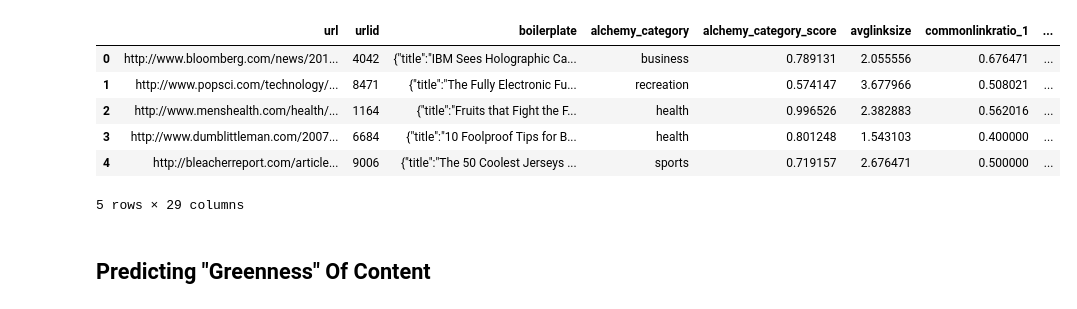
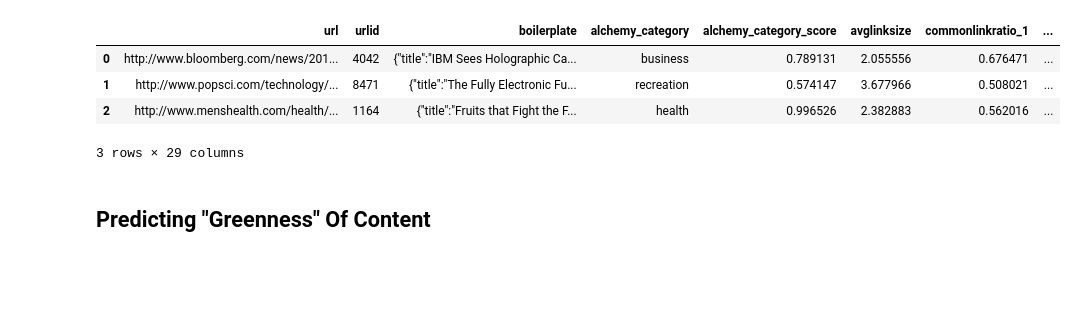
Before and after one commit to nicolairobles/DAT-NYC-37, a Jupyter notebook: lessons/lesson-15/code/starter-code/lesson-15-review_Extracting-Text-Features.ipynb, the cells around one changed output. Drawn from its saved outputs; the diff is of its cells as text; code cells hidden in the pictures; blank space fills up the shorter version.

```diff
--- a/lessons/lesson-15/code/starter-code/lesson-15-review_Extracting-Text-Features.ipynb
+++ b/lessons/lesson-15/code/starter-code/lesson-15-review_Extracting-Text-Features.ipynb
@@ -1,19 +1,18 @@
 # %%
 import pandas as pd
 import json
 
 data = pd.read_csv("https://github.com/ga-students/DAT-NYC-37/blob/master/lessons/lesson-13/assets/dataset/stumbleupon.tsv?raw=true", sep='\t')
 data['title'] = data.boilerplate.map(lambda x: json.loads(x).get('title', ''))
 data['body'] = data.boilerplate.map(lambda x: json.loads(x).get('body', ''))
-data.head()
+
+data.head(3)
 # %% [output]
 |  | url | urlid | boilerplate | alchemy_category | alchemy_category_score | avglinksize | commonlinkratio_1 | ... |
 | 0 | http://www.bloomberg.com/news/201... | 4042 | {"title":"IBM Sees Holographic Ca... | business | 0.789131 | 2.055556 | 0.676471 | ... |
 | 1 | http://www.popsci.com/technology/... | 8471 | {"title":"The Fully Electronic Fu... | recreation | 0.574147 | 3.677966 | 0.508021 | ... |
 | 2 | http://www.menshealth.com/health/... | 1164 | {"title":"Fruits that Fight the F... | health | 0.996526 | 2.382883 | 0.562016 | ... |
-| 3 | http://www.dumblittleman.com/2007... | 6684 | {"title":"10 Foolproof Tips for B... | health | 0.801248 | 1.543103 | 0.400000 | ... |
-| 4 | http://bleacherreport.com/article... | 9006 | {"title":"The 50 Coolest Jerseys ... | sports | 0.719157 | 2.676471 | 0.500000 | ... |
-5 rows × 29 columns
+3 rows × 29 columns
 # %% [markdown]
 ## Predicting "Greenness" Of Content
 # %% [markdown]
```
Also changed, not shown: parts of 3 cells of this notebook, 12 other files.
